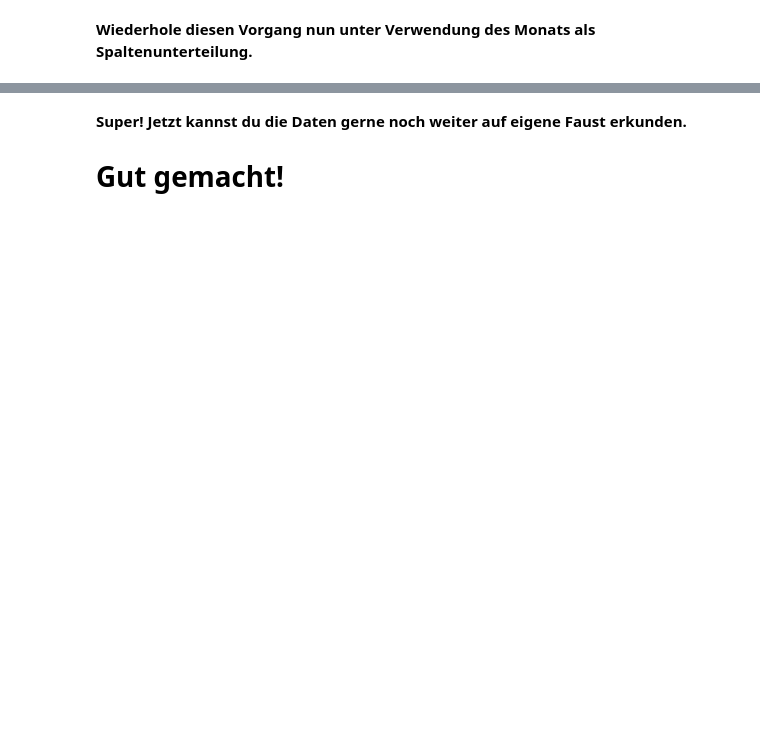
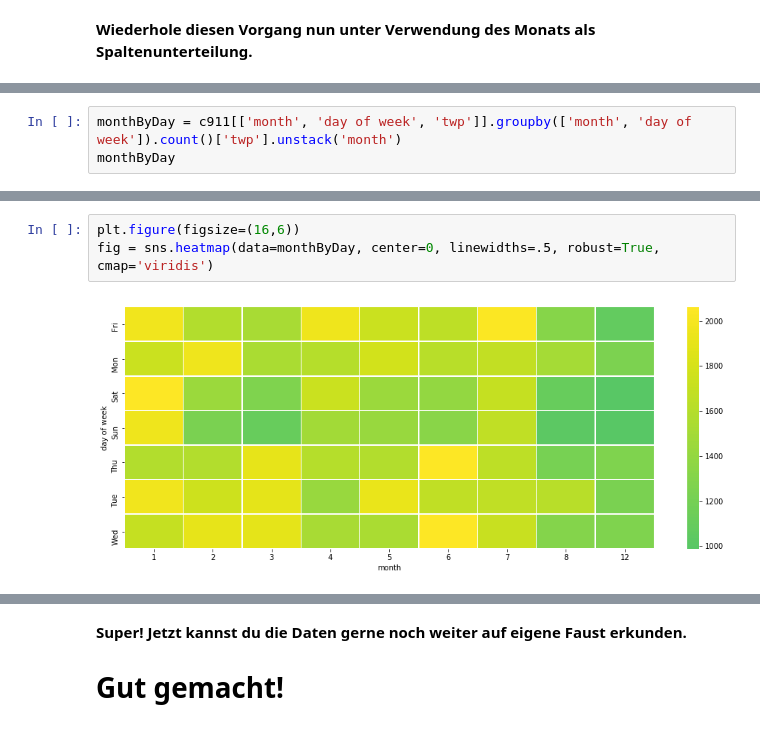
Before and after one commit to TobiasWulf/Python-DataScience-MachineLearning-Master, a Jupyter notebook: 4-Daten Meilenstein Projekte/1-911 Anrufe Projekt - Aufgabe.ipynb, the cells around one changed output, grey strips where cells are left out. Cells and saved outputs as stored; diff of their text form; blank space fills up the shorter version.

```diff
--- a/4-Daten Meilenstein Projekte/1-911 Anrufe Projekt - Aufgabe.ipynb
+++ b/4-Daten Meilenstein Projekte/1-911 Anrufe Projekt - Aufgabe.ipynb
@@ -298,0 +291,3 @@ Falls du hier nicht weiter kommst schaue in die Lösung.
+# %%
+monthByDay = c911[['month', 'day of week', 'twp']].groupby(['month', 'day of week']).count()['twp'].unstack('month')
+monthByDay
@@ -298,0 +304,5 @@ Falls du hier nicht weiter kommst schaue in die Lösung.
+# %%
+plt.figure(figsize=(16,6))
+fig = sns.heatmap(data=monthByDay, center=0, linewidths=.5, robust=True, cmap='viridis')
+# %% [output]
+[figure, added]
```
Also changed, not shown: parts of 13 cells of this notebook, 2 other files.
